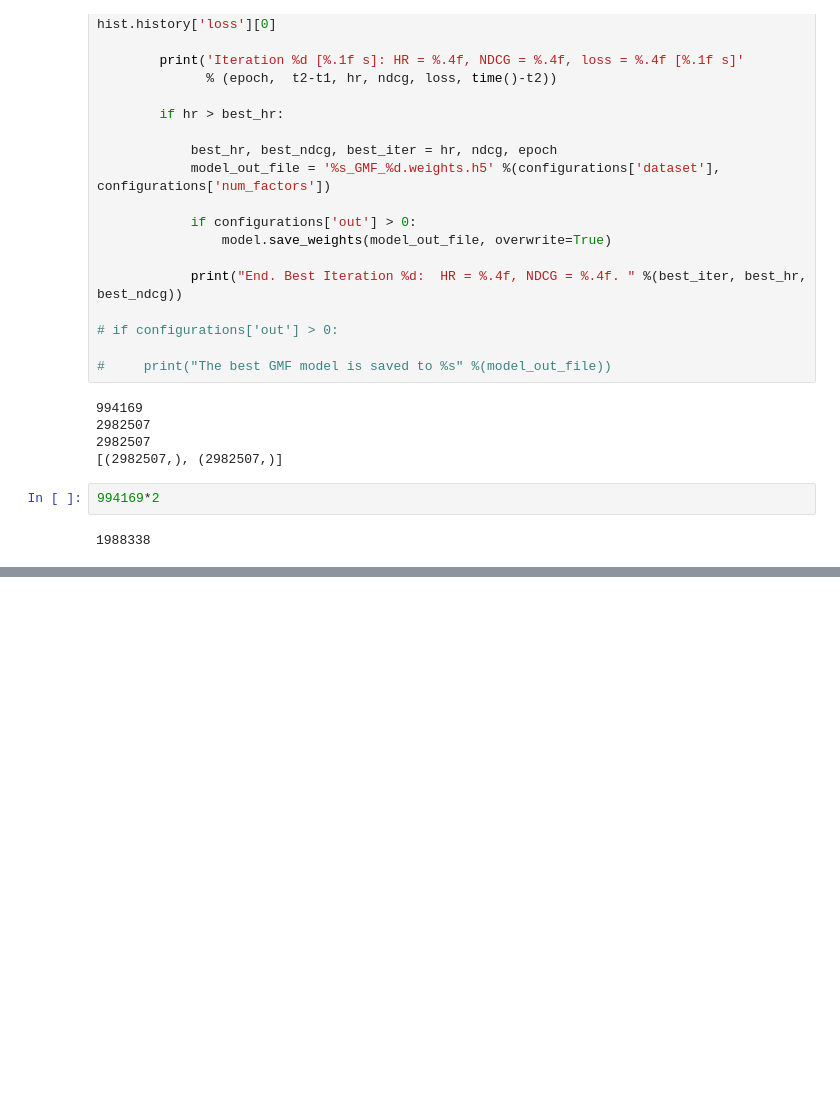
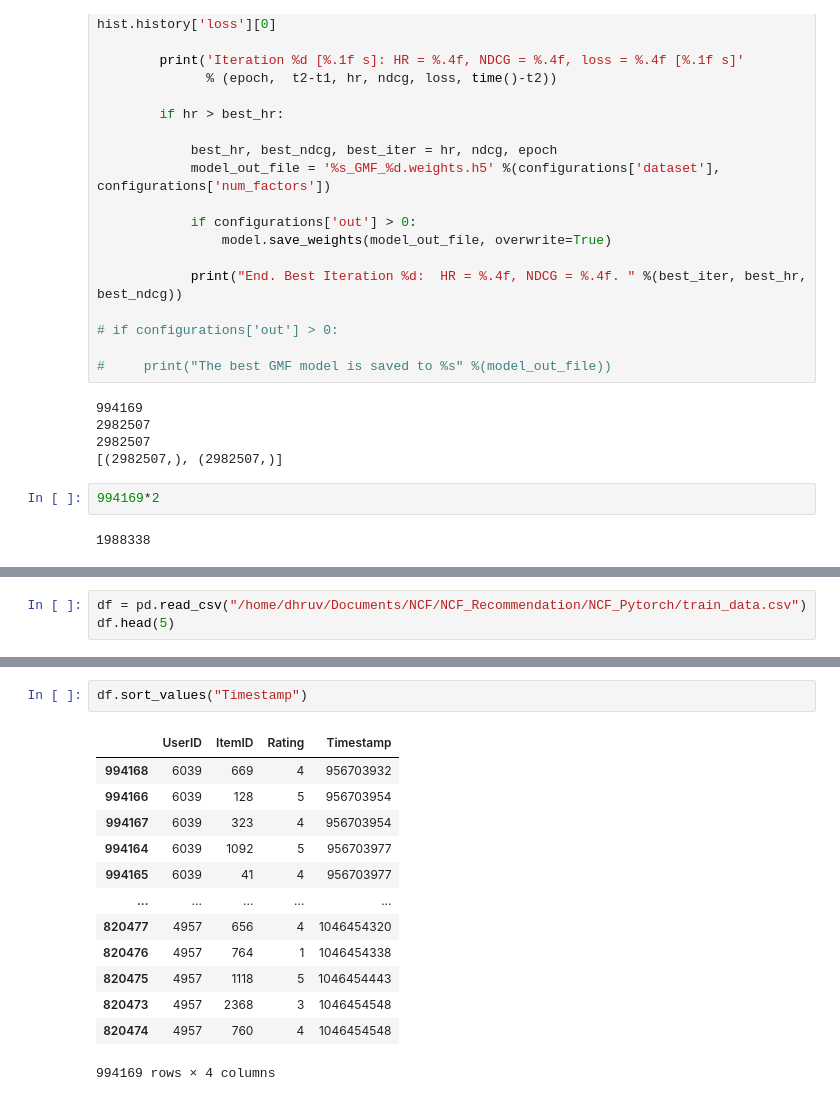
Before and after one commit to panchaldhruv27223/NCF_Recommendation, a Jupyter notebook: NCF_Pytorch/datainfo.ipynb, the cells around one changed output, grey strips where cells are left out. Saved outputs shown, nothing was run; the diff lists cells and outputs as text; blank space fills up the shorter version.

```diff
--- a/NCF_Pytorch/datainfo.ipynb
+++ b/NCF_Pytorch/datainfo.ipynb
@@ -529,0 +533,3 @@ for epoch in range(configurations['epochs']):
+# %%
+df = pd.read_csv("/home/dhruv/Documents/NCF/NCF_Recommendation/NCF_Pytorch/train_data.csv")
+df.head(5)
@@ -529,0 +558,16 @@ for epoch in range(configurations['epochs']):
+# %%
+df.sort_values("Timestamp")
+# %% [output]
+|  | UserID | ItemID | Rating | Timestamp |
+| 994168 | 6039 | 669 | 4 | 956703932 |
+| 994166 | 6039 | 128 | 5 | 956703954 |
+| 994167 | 6039 | 323 | 4 | 956703954 |
+| 994164 | 6039 | 1092 | 5 | 956703977 |
+| 994165 | 6039 | 41 | 4 | 956703977 |
+| ... | ... | ... | ... | ... |
+| 820477 | 4957 | 656 | 4 | 1046454320 |
+| 820476 | 4957 | 764 | 1 | 1046454338 |
+| 820475 | 4957 | 1118 | 5 | 1046454443 |
+| 820473 | 4957 | 2368 | 3 | 1046454548 |
+| 820474 | 4957 | 760 | 4 | 1046454548 |
+994169 rows × 4 columns
```
Also changed, not shown: parts of 3 cells of this notebook, 6 other files.
